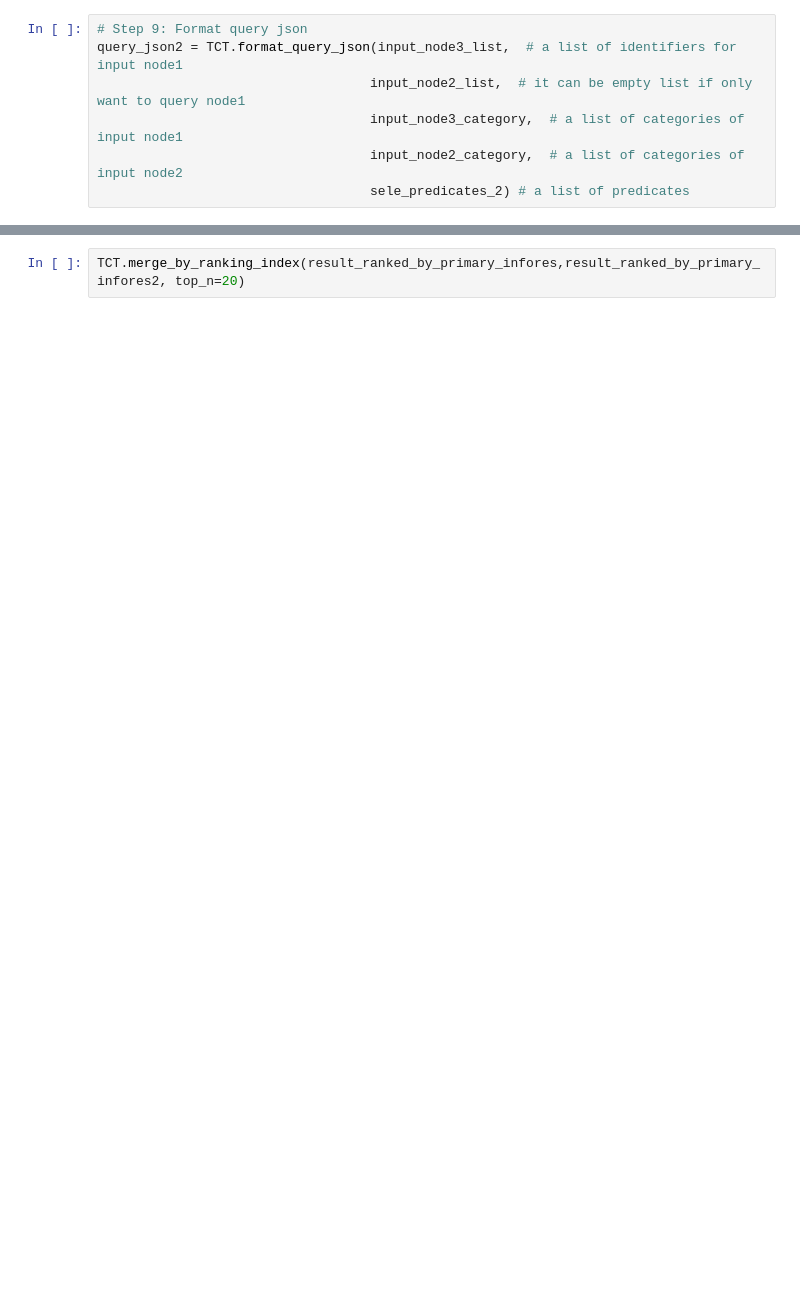
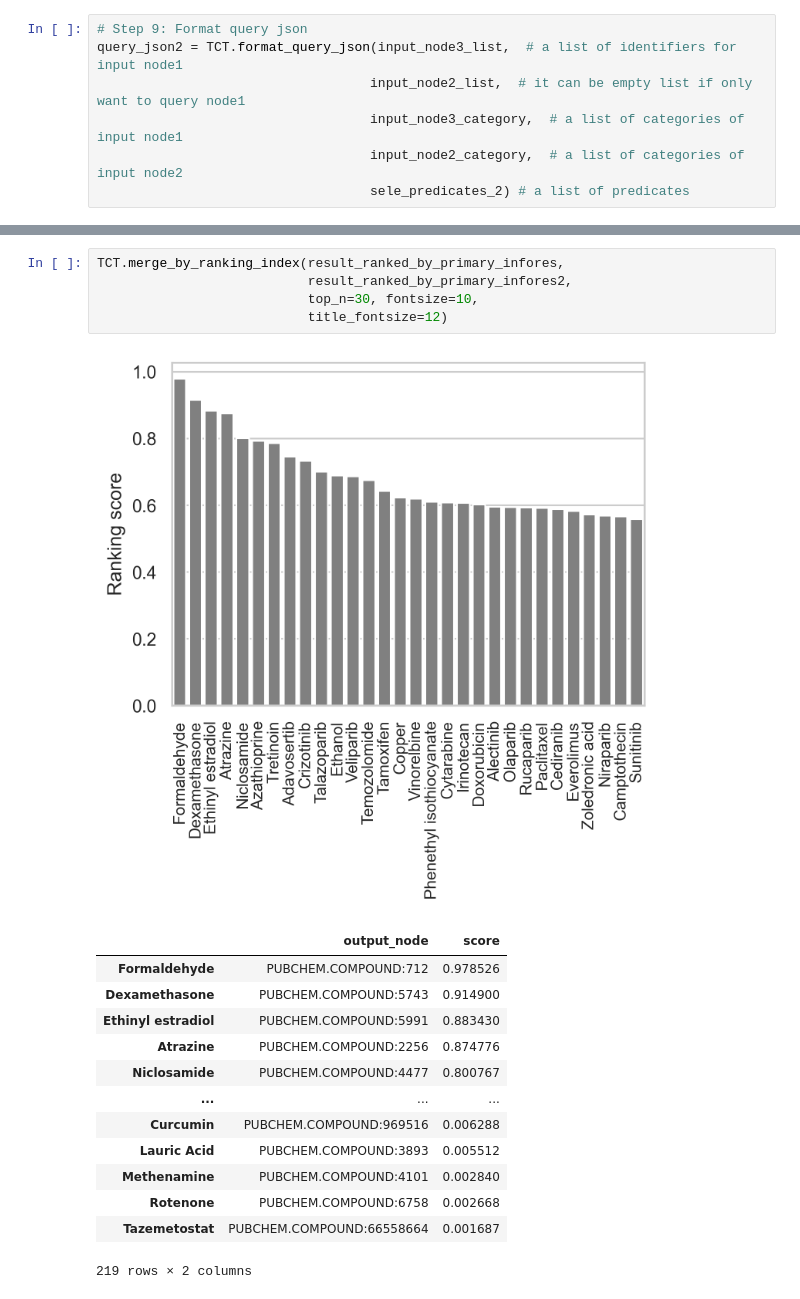
Before and after one commit to sierra-moxon/Translator_component_toolkit, a Jupyter notebook: notebooks/Path_finder.ipynb, the cells around one changed output, grey strips where cells are left out. Saved outputs shown, nothing was run; the diff lists cells and outputs as text; blank space fills up the shorter version.

```diff
--- a/notebooks/Path_finder.ipynb
+++ b/notebooks/Path_finder.ipynb
@@ -122,2 +237,20 @@ TCT.merge_ranking_by_number_of_infores(result_ranked_by_primary_infores, result_
 # %%
-TCT.merge_by_ranking_index(result_ranked_by_primary_infores,result_ranked_by_primary_infores2, top_n=20)
+TCT.merge_by_ranking_index(result_ranked_by_primary_infores,
+                           result_ranked_by_primary_infores2,
+                           top_n=30, fontsize=10,
+                           title_fontsize=12)
+# %% [output]
+[figure, added]
+|  | output_node | score |
+| Formaldehyde | PUBCHEM.COMPOUND:712 | 0.978526 |
+| Dexamethasone | PUBCHEM.COMPOUND:5743 | 0.914900 |
+| Ethinyl estradiol | PUBCHEM.COMPOUND:5991 | 0.883430 |
+| Atrazine | PUBCHEM.COMPOUND:2256 | 0.874776 |
+| Niclosamide | PUBCHEM.COMPOUND:4477 | 0.800767 |
+| ... | ... | ... |
+| Curcumin | PUBCHEM.COMPOUND:969516 | 0.006288 |
+| Lauric Acid | PUBCHEM.COMPOUND:3893 | 0.005512 |
+| Methenamine | PUBCHEM.COMPOUND:4101 | 0.002840 |
+| Rotenone | PUBCHEM.COMPOUND:6758 | 0.002668 |
+| Tazemetostat | PUBCHEM.COMPOUND:66558664 | 0.001687 |
+219 rows × 2 columns
```
Also changed, not shown: parts of 9 cells of this notebook, 2 other files.
